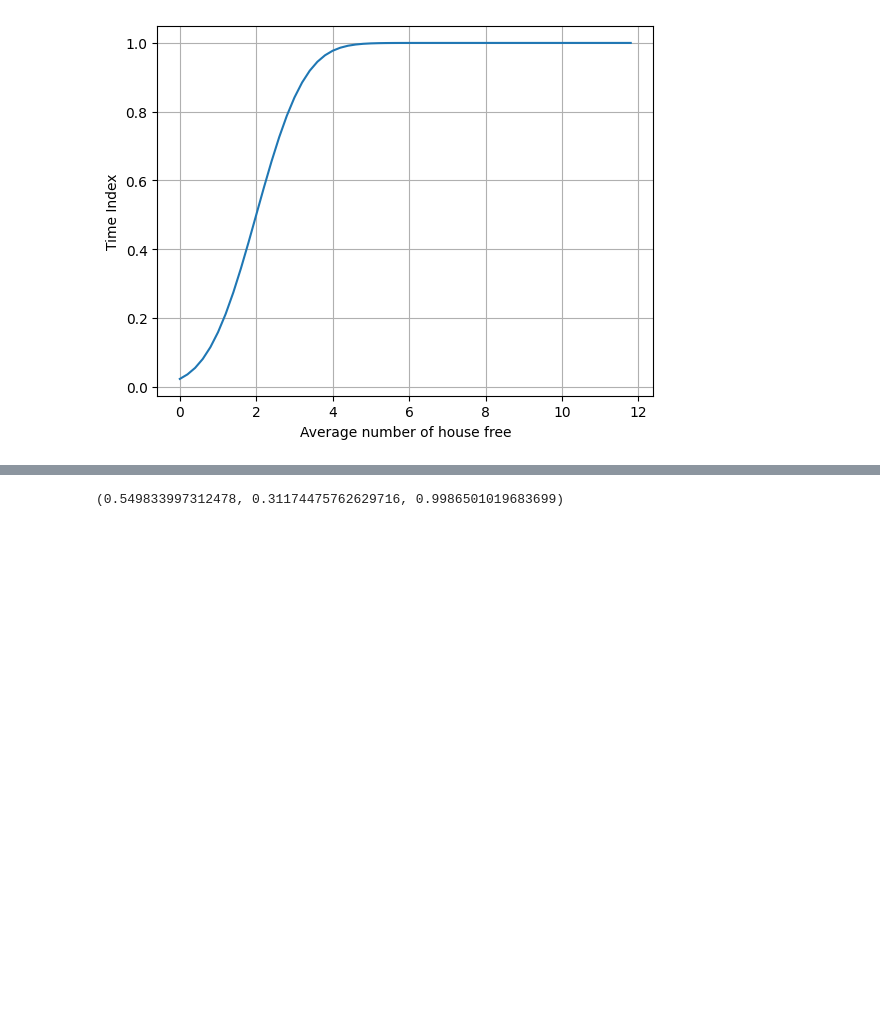
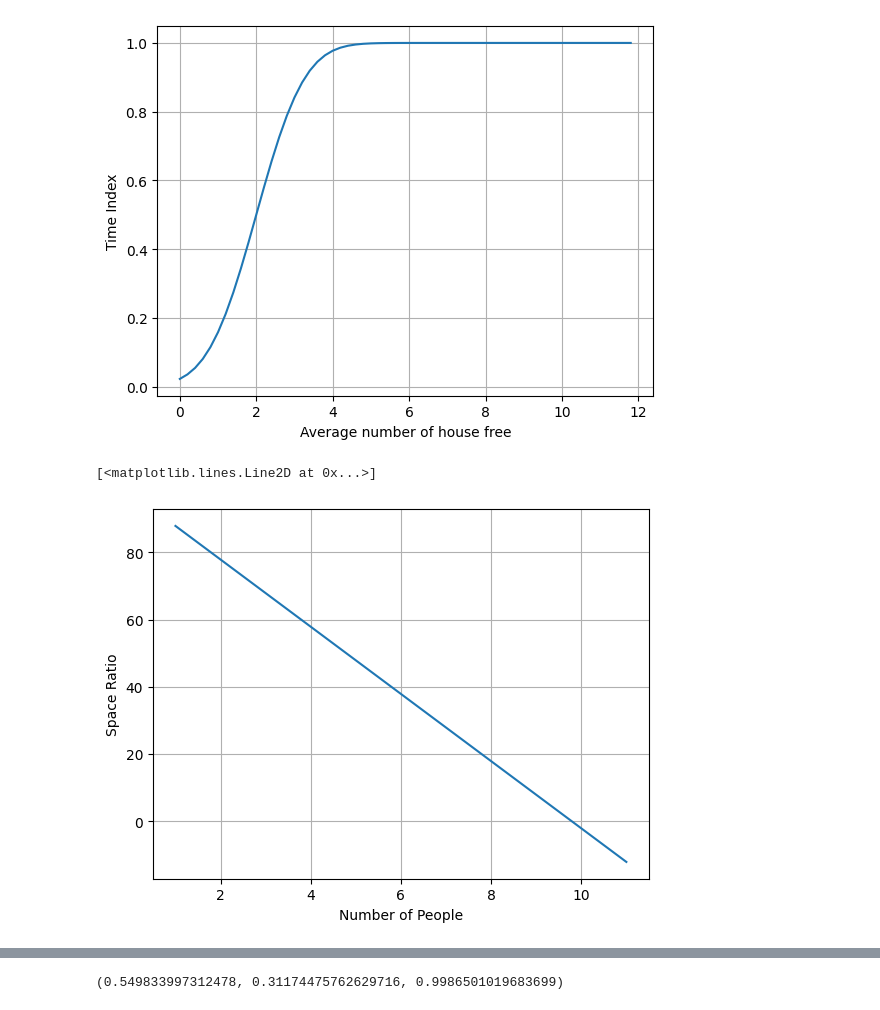
Before and after one commit to i2mx/IMMC-A-2024, a Jupyter notebook: Question1Model.ipynb, the cells around one changed output, grey strips where cells are left out. Saved outputs shown, nothing was run; the diff lists cells and outputs as text; code cells hidden in the pictures; blank space fills up the shorter version.

```diff
--- a/Question1Model.ipynb
+++ b/Question1Model.ipynb
@@ -68,3 +56,20 @@ plt.plot(X,Y)
 # %% [output]
 [<matplotlib.lines.Line2D at 0x...>]
 [figure]
+# %%
+def get_space_ratio(floor_area, outside_area, people, space_for_pet = 2, neccesary_space = 10, space_per_person = 20):
+    human_space = 0.6 * floor_area + 10*math.log10(outside_area) - neccesary_space - space_per_person*people - space_for_pet
+    space_ratio = human_space / space_for_pet
+
+    return space_ratio
+
+X = np.arange(1, 12, 1)
+Y = np.array([get_space_ratio(300, 600, x) for x in X])
+
+plt.grid()
+plt.xlabel("Number of People")
+plt.ylabel("Space Ratio")
+plt.plot(X,Y)
+# %% [output]
+[<matplotlib.lines.Line2D at 0x...>]
+[figure, added]
```
Also changed, not shown: parts of 10 cells of this notebook.
